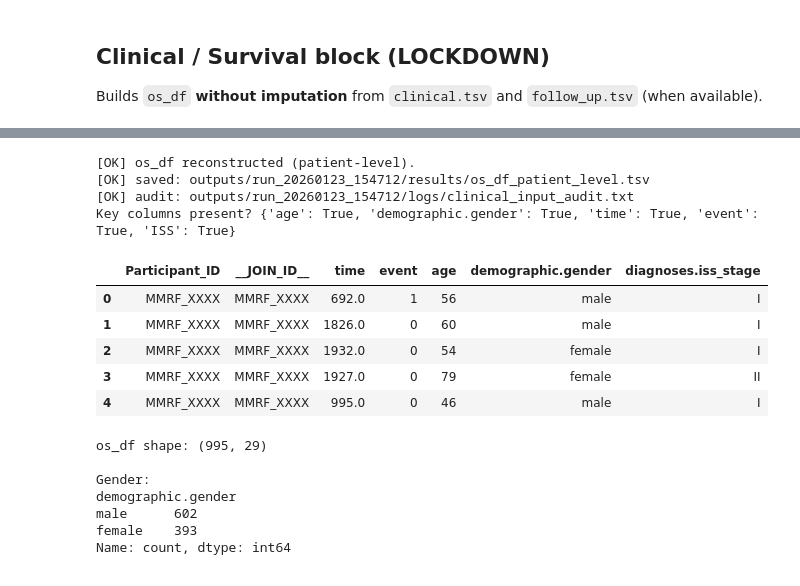
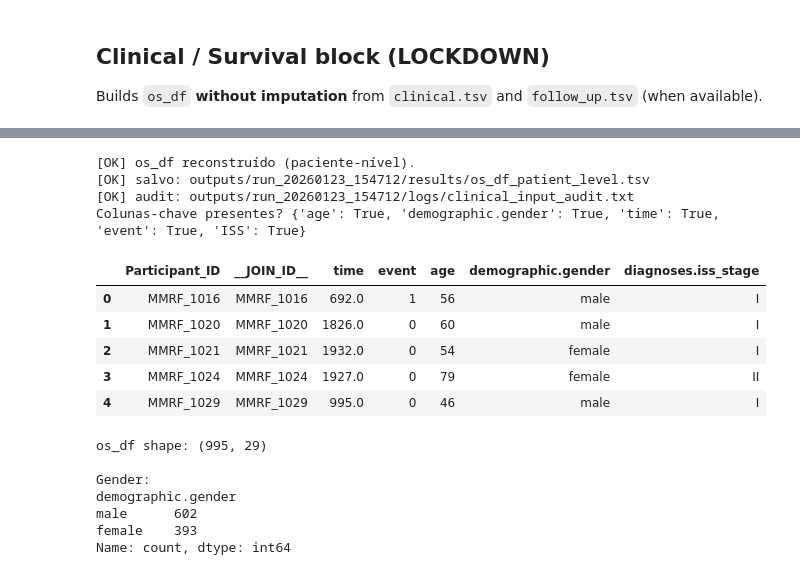
Before and after one commit to tiagochavo87/CNV-MMRF-COMMPASS-PIPELINE, a Jupyter notebook: CNV_MMRF_COMMPASS_V17_Rodado.ipynb, the cells around one changed output, grey strips where cells are left out. Cells and saved outputs as stored; diff of their text form; code cells hidden in the pictures.

```diff
--- a/CNV_MMRF_COMMPASS_V17_Rodado.ipynb
+++ b/CNV_MMRF_COMMPASS_V17_Rodado.ipynb
@@ -260,7 +260,7 @@ def download_gdc_file(file_id: str, file_name: str, md5_expected: str | None, ou
             if md5_now.lower() == str(md5_expected).lower():
                 return out_path
             else:
-                print(f"[WARN] divergent md5 for {file_name}. Downgrading…")
+                print(f"[WARN] md5 divergente para {file_name}. Rebaixando…")
                 os.remove(out_path)
 
     url = f"{GDC_DATA_URL}/{file_id}"
@@ -274,7 +274,7 @@ def download_gdc_file(file_id: str, file_name: str, md5_expected: str | None, ou
     if md5_expected:
         md5_now = md5_file(out_path)
         if md5_now.lower() != str(md5_expected).lower():
-            raise RuntimeError(f"invalid md5: {file_name} (expected={md5_expected}, got={md5_now})")
+            raise RuntimeError(f"md5 inválido: {file_name} (expected={md5_expected}, got={md5_now})")
     return out_path
 
 paths = []
@@ -282,6 +282,6 @@ for _, row in tqdm(files_df.iterrows(), total=len(files_df), desc="Downloading")
     paths.append(download_gdc_file(row["file_id"], row["file_name"], row.get("md5sum")))
 
 print(f"[OK] Downloads em: {DOWNLOAD_DIR}")
-print(f"[OK] Files downloaded: {len(paths)}")
+print(f"[OK] Arquivos baixados: {len(paths)}")
 # %% [output]
 [OK] Downloads em: outputs/run_20260123_154712/raw/mmrf_cnv_data
@@ -1526,8 +1526,8 @@ os_df.head()
 5 rows × 30 columns
 # %%
 # =========================================================
-# (REBUILD CLINICAL INPUT) OS/CLINICAL LOCKDOWN — auditable
-# Build patient-level os_df with: age, demographic.gender, time, event, ISS etc.
+# (REFAZER INPUT CLÍNICO) OS/CLINICAL LOCKDOWN — auditável
+# Cria os_df paciente-nível com: age, demographic.gender, time, event, ISS etc.
 # =========================================================
 import os, numpy as np, pandas as pd
 
@@ -1537,7 +1537,7 @@ def _find_first_existing(candidates):
             return p
     return None
 
-# ---- locate files (prioritizes /mnt/data) ----
+# ---- localizar arquivos (prioriza /mnt/data) ----
 clinical_path = _find_first_existing([
     "/mnt/data/clinical.tsv",
     "/content/clinical.tsv",
@@ -1550,18 +1550,18 @@ followup_path = _find_first_existing([
 ])
 
 if clinical_path is None:
-    raise FileNotFoundError("Could not find clinical.tsv in /mnt/data or /content.")
+    raise FileNotFoundError("Não achei clinical.tsv em /mnt/data nem /content.")
 if followup_path is None:
-    raise FileNotFoundError("Could not find follow_up.tsv in /mnt/data or /content.")
+    raise FileNotFoundError("Não achei follow_up.tsv em /mnt/data nem /content.")
 
-# ---- output directories ----
+# ---- diretórios de saída ----
 OUT_DIR = globals().get("OUT_DIR") or os.path.join(os.getcwd(), "outputs")
 RES_DIR = globals().get("RES_DIR") or globals().get("RESULTS_DIR") or os.path.join(OUT_DIR, "results")
 LOG_DIR = globals().get("LOG_DIR") or os.path.join(OUT_DIR, "logs")
 os.makedirs(RES_DIR, exist_ok=True)
 os.makedirs(LOG_DIR, exist_ok=True)
 
-# ---- read the clinical header to capture all stage cols ----
+# ---- ler header do clinical para capturar todos os stage cols ----
 with open(clinical_path, "r") as f:
     header = f.readline().strip().split("\t")
 
@@ -1579,11 +1579,11 @@ usecols = list(dict.fromkeys(essential_cols + stage_cols))
 
 clinical_df = pd.read_csv(clinical_path, sep="\t", usecols=usecols, low_memory=False)
 
-# ---- cleanup of NA-like values (e.g. '--') without fabricating data ----
+# ---- limpeza de NA-like (ex.: '--') sem inventar dado ----
 na_like = {"'--", "--", "NA", "N/A", "NaN", "nan", "", "None", "null", "NULL"}
 
 def _clean_obj(s):
-    # keep real strings, replace placeholders with NaN
+    # mantém strings reais, troca placeholders por NaN
     s = s.astype(str).replace(list(na_like), np.nan)
     return s
 
@@ -1595,7 +1595,7 @@ clinical_df["demographic.age_at_index"] = pd.to_numeric(clinical_df["demographic
 clinical_df["demographic.days_to_death"] = pd.to_numeric(clinical_df["demographic.days_to_death"], errors="coerce")
 clinical_df["diagnoses.days_to_last_follow_up"] = pd.to_numeric(clinical_df["diagnoses.days_to_last_follow_up"], errors="coerce")
 
-# ---- patient-level aggregation (995 patients) ----
+# ---- agregação paciente-nível (995 pacientes) ----
 def first_valid(x):
     x = x.dropna()
     return x.iloc[0] if len(x) else np.nan
@@ -1613,7 +1613,7 @@ for sc in stage_cols:
 pat_df = clinical_df.groupby("cases.submitter_id", as_index=False).agg(agg)
 pat_df = pat_df.rename(columns={"cases.submitter_id": "Participant_ID"})
 
-# ---- follow_up: max days_to_follow_up per patient (chunked) ----
+# ---- follow_up: max days_to_follow_up por paciente (chunked) ----
 usecols_fu = ["cases.submitter_id", "follow_ups.days_to_follow_up"]
 max_fu = {}
 for chunk in pd.read_csv(followup_path, sep="\t", usecols=usecols_fu, chunksize=200000, low_memory=False):
@@ -1643,52 +1643,52 @@ pat_df["time"] = np.where(
     pat_df["follow_up_time"]
 )
 
-# compatibility with the rest of the pipeline
+# compatibilidade com o resto do pipeline
 pat_df["__JOIN_ID__"] = pat_df["Participant_ID"].astype(str)
 pat_df["age"] = pat_df["demographic.age_at_index"]
 
-# ---- define final os_df (keeps demographic.gender under its original name) ----
+# ---- define os_df final (mantém demographic.gender no nome original) ----
 os_df = pat_df.copy()
 
-# ---- quick audit ----
+# ---- auditoria rápida ----
 audit = {
     "n_patients": int(os_df.shape[0]),
     "n_dead": int(os_df["event"].sum()),
     "n_alive": int((1 - os_df["event"]).sum()),
     "age_non_null": int(os_df["age"].notna().sum()),
     "gender_non_null": int(os_df["demographic.gender"].notna().sum()),
     "iss_non_null": int(os_df["diagnoses.iss_stage"].notna().sum()) if "diagnoses.iss_stage" in os_df.columns else 0
 }
 
 audit_path = os.path.join(LOG_DIR, "clinical_input_audit.txt")
 with open(audit_path, "w") as f:
     for k, v in audit.items():
         f.write(f"{k}\t{v}\n")
 
 out_os = os.path.join(RES_DIR, "os_df_patient_level.tsv")
 os_df.to_csv(out_os, sep="\t", index=False)
 
-print("[OK] os_df reconstructed (patient-level).")
-print("[OK] saved:", out_os)
+print("[OK] os_df reconstruído (paciente-nível).")
+print("[OK] salvo:", out_os)
 print("[OK] audit:", audit_path)
-print("Key columns present?",
+print("Colunas-chave presentes?",
       {"age": "age" in os_df.columns,
        "demographic.gender": "demographic.gender" in os_df.columns,
        "time": "time" in os_df.columns,
        "event": "event" in os_df.columns,
        "ISS": "diagnoses.iss_stage" in os_df.columns})
 os_df[["Participant_ID","__JOIN_ID__","time","event","age","demographic.gender","diagnoses.iss_stage"]].head()
 # %% [output]
-[OK] os_df reconstructed (patient-level).
-[OK] saved: outputs/run_20260123_154712/results/os_df_patient_level.tsv
+[OK] os_df reconstruído (paciente-nível).
+[OK] salvo: outputs/run_20260123_154712/results/os_df_patient_level.tsv
 [OK] audit: outputs/run_20260123_154712/logs/clinical_input_audit.txt
-Key columns present? {'age': True, 'demographic.gender': True, 'time': True, 'event': True, 'ISS': True}
+Colunas-chave presentes? {'age': True, 'demographic.gender': True, 'time': True, 'event': True, 'ISS': True}
 |  | Participant_ID | __JOIN_ID__ | time | event | age | demographic.gender | diagnoses.iss_stage |
-| 0 | MMRF_XXXX | MMRF_XXXX | 692.0 | 1 | 56 | male | I |
-| 1 | MMRF_XXXX | MMRF_XXXX | 1826.0 | 0 | 60 | male | I |
-| 2 | MMRF_XXXX | MMRF_XXXX | 1932.0 | 0 | 54 | female | I |
-| 3 | MMRF_XXXX | MMRF_XXXX | 1927.0 | 0 | 79 | female | II |
-| 4 | MMRF_XXXX | MMRF_XXXX | 995.0 | 0 | 46 | male | I |
+| 0 | MMRF_1016 | MMRF_1016 | 692.0 | 1 | 56 | male | I |
+| 1 | MMRF_1020 | MMRF_1020 | 1826.0 | 0 | 60 | male | I |
+| 2 | MMRF_1021 | MMRF_1021 | 1932.0 | 0 | 54 | female | I |
+| 3 | MMRF_1024 | MMRF_1024 | 1927.0 | 0 | 79 | female | II |
+| 4 | MMRF_1029 | MMRF_1029 | 995.0 | 0 | 46 | male | I |
 # %%
 print("os_df shape:", os_df.shape)
 print("\nGender:")
```
Also changed, not shown: parts of 41 cells of this notebook.
